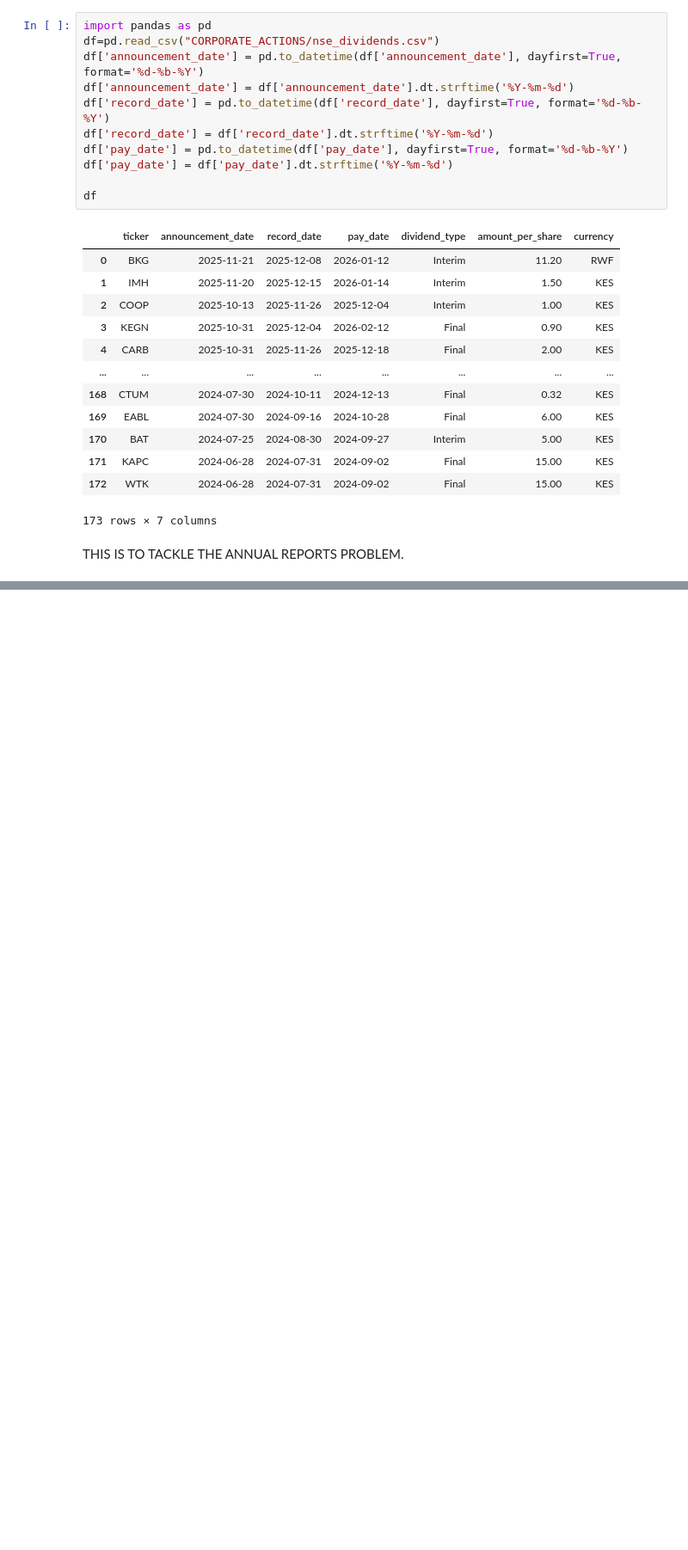
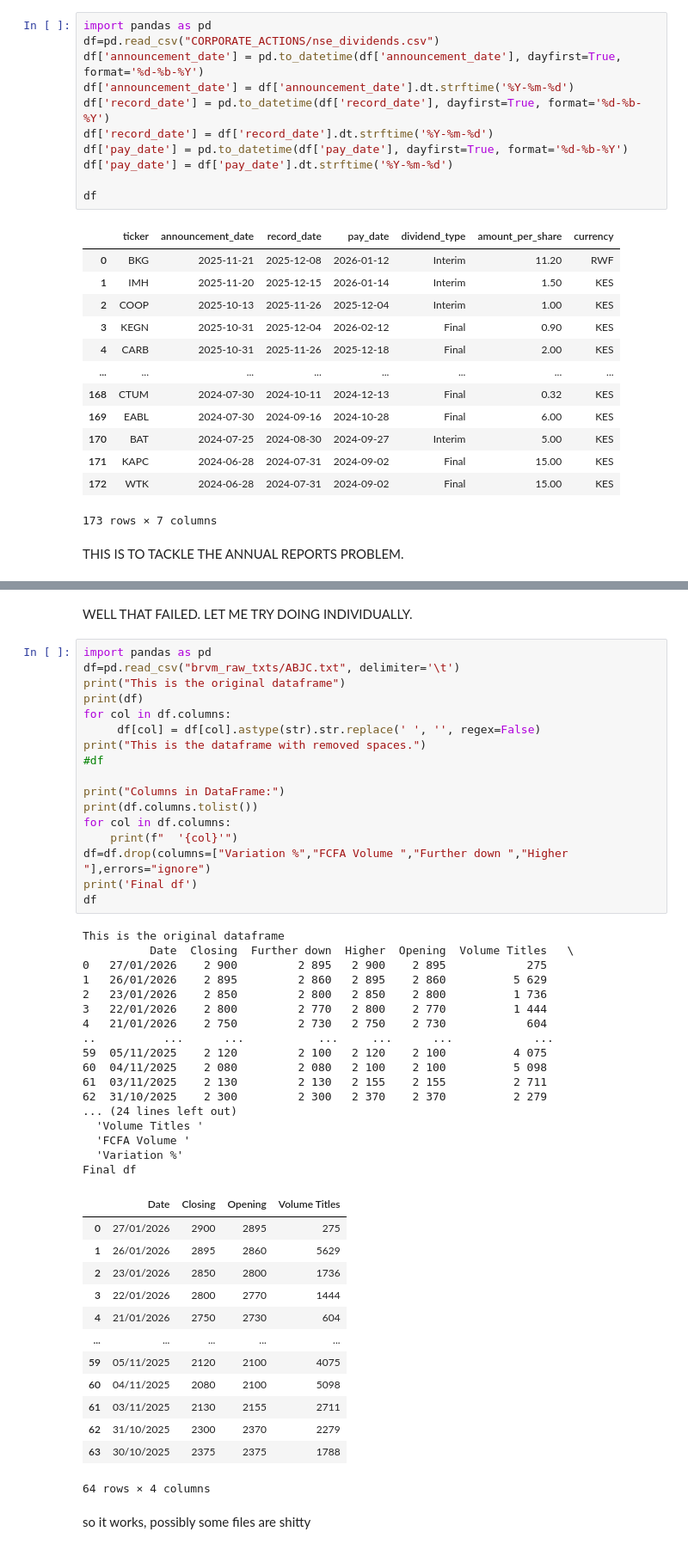
Before and after one commit to Fahadsule/AFRICAN-QUANT-PROJECT-ROBUST-VERSION, a Jupyter notebook: tests.ipynb, the cells around one changed output, grey strips where cells are left out. Shown at 86% size. Drawn from its saved outputs; the diff is of its cells as text; blank space fills up the shorter version.

Commit message:
tried out some steps to cleaning the data

```diff
--- a/tests.ipynb
+++ b/tests.ipynb
@@ -33,0 +60,52 @@ import pdfplumber as pf
+# %% [markdown]
+WELL THAT FAILED. LET ME TRY DOING INDIVIDUALLY.
+# %%
+import pandas as pd
+df=pd.read_csv("brvm_raw_txts/ABJC.txt", delimiter='\t')
+print("This is the original dataframe")
+print(df)
+for col in df.columns:
+     df[col] = df[col].astype(str).str.replace(' ', '', regex=False)
+print("This is the dataframe with removed spaces.")
+#df
+
+print("Columns in DataFrame:")
+print(df.columns.tolist())
+for col in df.columns:
+    print(f"  '{col}'")
+df=df.drop(columns=["Variation %","FCFA Volume ","Further down ","Higher "],errors="ignore")
+print('Final df')
+df
+# %% [output]
+This is the original dataframe
+          Date  Closing  Further down  Higher  Opening  Volume Titles   \
+0   27/01/2026    2 900         2 895   2 900    2 895            275
+1   26/01/2026    2 895         2 860   2 895    2 860          5 629
+2   23/01/2026    2 850         2 800   2 850    2 800          1 736
+3   22/01/2026    2 800         2 770   2 800    2 770          1 444
+4   21/01/2026    2 750         2 730   2 750    2 730            604
+..          ...      ...           ...     ...      ...            ...
+59  05/11/2025    2 120         2 100   2 120    2 100          4 075
+60  04/11/2025    2 080         2 080   2 100    2 100          5 098
+61  03/11/2025    2 130         2 130   2 155    2 155          2 711
+62  31/10/2025    2 300         2 300   2 370    2 370          2 279
+... (24 lines left out)
+  'Volume Titles '
+  'FCFA Volume '
+  'Variation %'
+Final df
+|  | Date | Closing | Opening | Volume Titles |
+| 0 | 27/01/2026 | 2900 | 2895 | 275 |
+| 1 | 26/01/2026 | 2895 | 2860 | 5629 |
+| 2 | 23/01/2026 | 2850 | 2800 | 1736 |
+| 3 | 22/01/2026 | 2800 | 2770 | 1444 |
+| 4 | 21/01/2026 | 2750 | 2730 | 604 |
+| ... | ... | ... | ... | ... |
+| 59 | 05/11/2025 | 2120 | 2100 | 4075 |
+| 60 | 04/11/2025 | 2080 | 2100 | 5098 |
+| 61 | 03/11/2025 | 2130 | 2155 | 2711 |
+| 62 | 31/10/2025 | 2300 | 2370 | 2279 |
+| 63 | 30/10/2025 | 2375 | 2375 | 1788 |
+64 rows × 4 columns
+# %% [markdown]
+so it works, possibly some files are shitty
```
Also changed, not shown: parts of 2 cells of this notebook.
